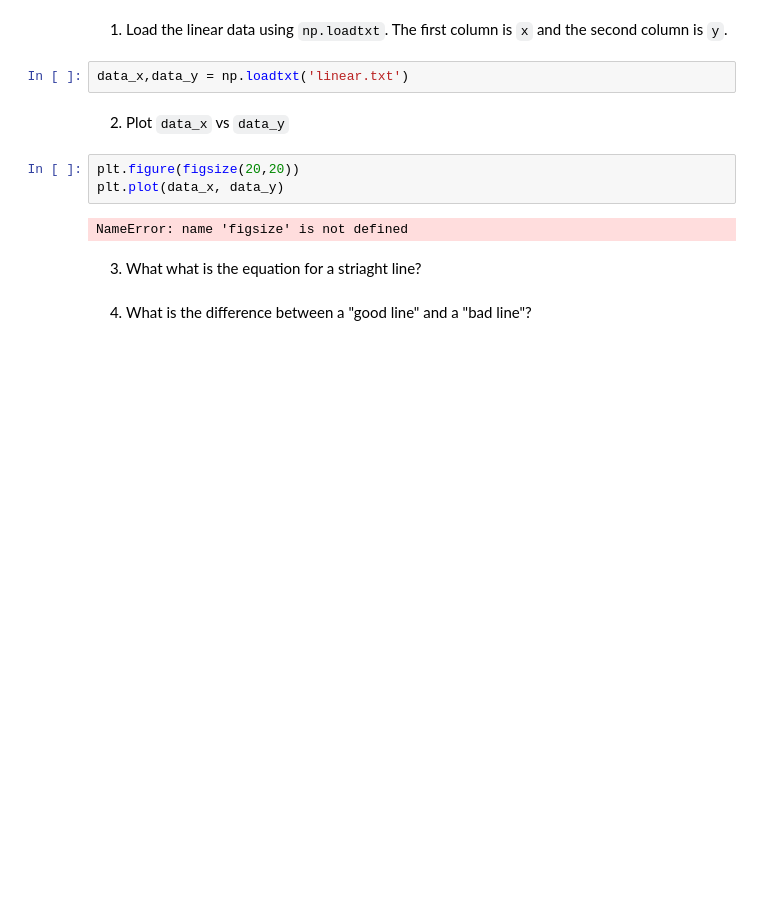
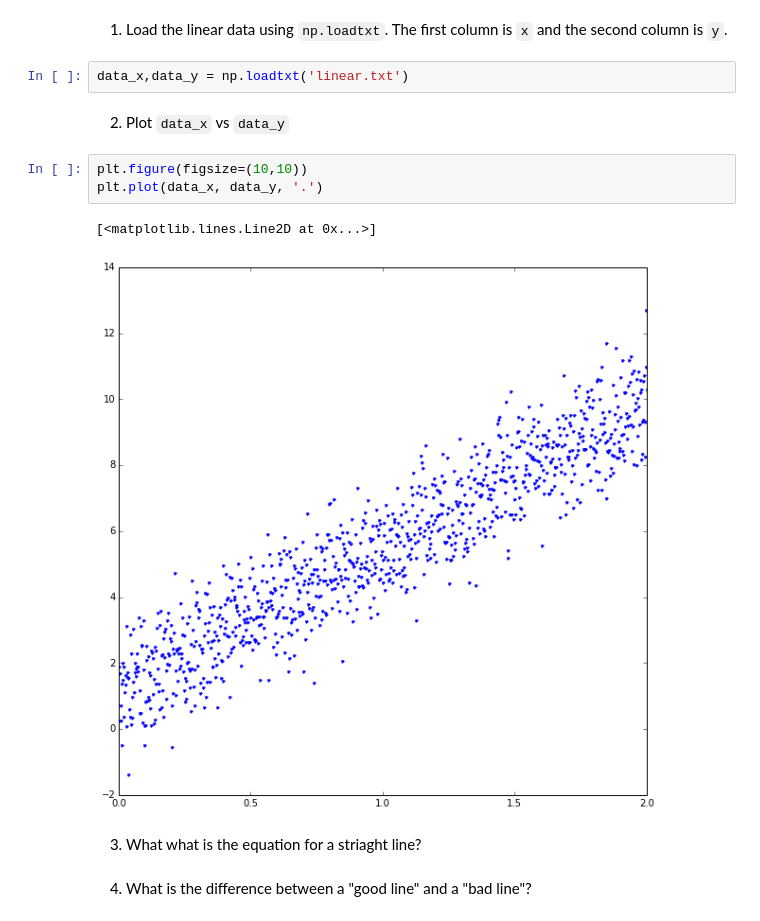
Before and after one commit to KongsakTi/NumMeth, a Jupyter notebook: Week05/05 Linear Regression.ipynb, the cells around one changed output. Cells and saved outputs as stored; diff of their text form; blank space fills up the shorter version.

```diff
--- a/Week05/05 Linear Regression.ipynb
+++ b/Week05/05 Linear Regression.ipynb
@@ -12,10 +12,11 @@ data_x,data_y = np.loadtxt('linear.txt')
 # %% [markdown]
 2) Plot `data_x` vs `data_y`
 # %%
-plt.figure(figsize(20,20))
-plt.plot(data_x, data_y)
+plt.figure(figsize=(10,10))
+plt.plot(data_x, data_y, '.')
 # %% [output]
-NameError: name 'figsize' is not defined
+[<matplotlib.lines.Line2D at 0x...>]
+[figure, added]
 # %% [markdown]
 3) What what is the equation for a striaght line?
 # %% [markdown]
```
Also changed, not shown: parts of 3 cells of this notebook.
